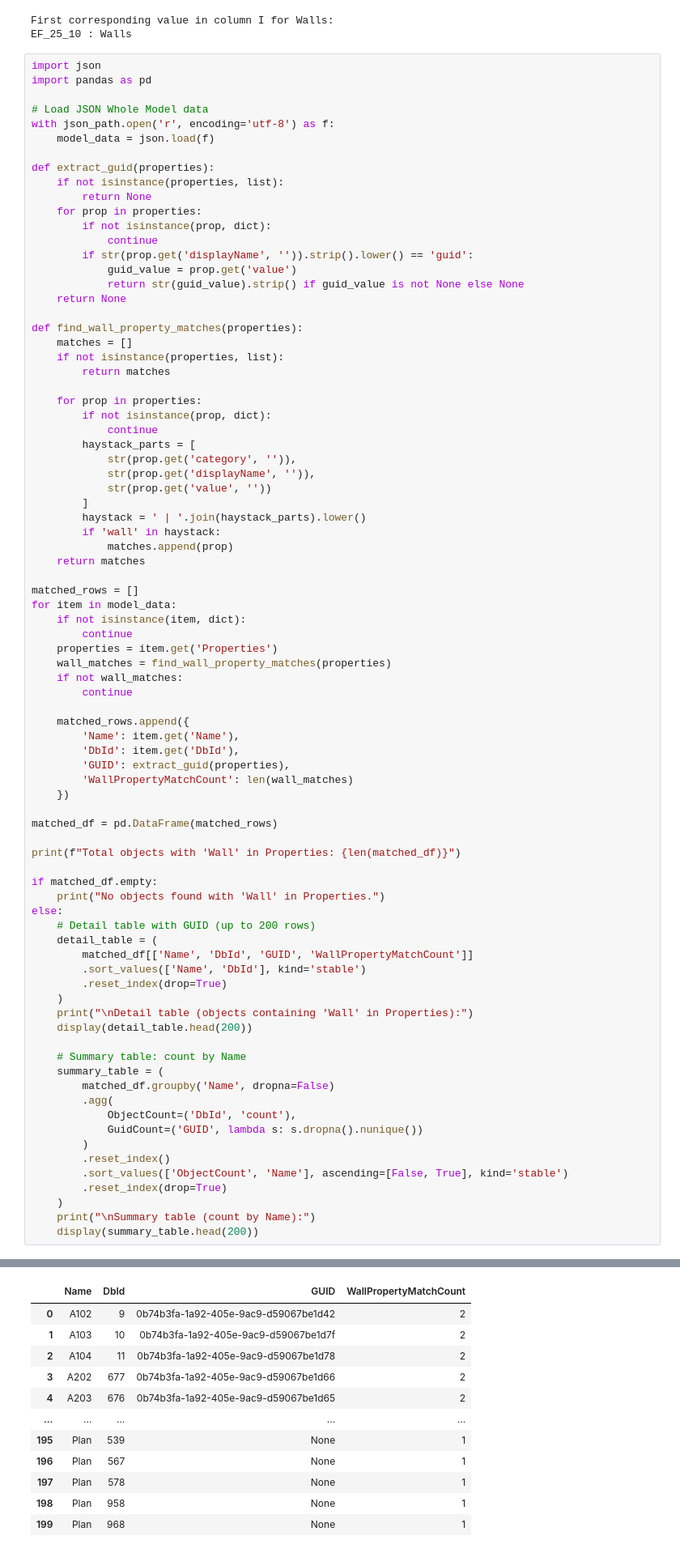
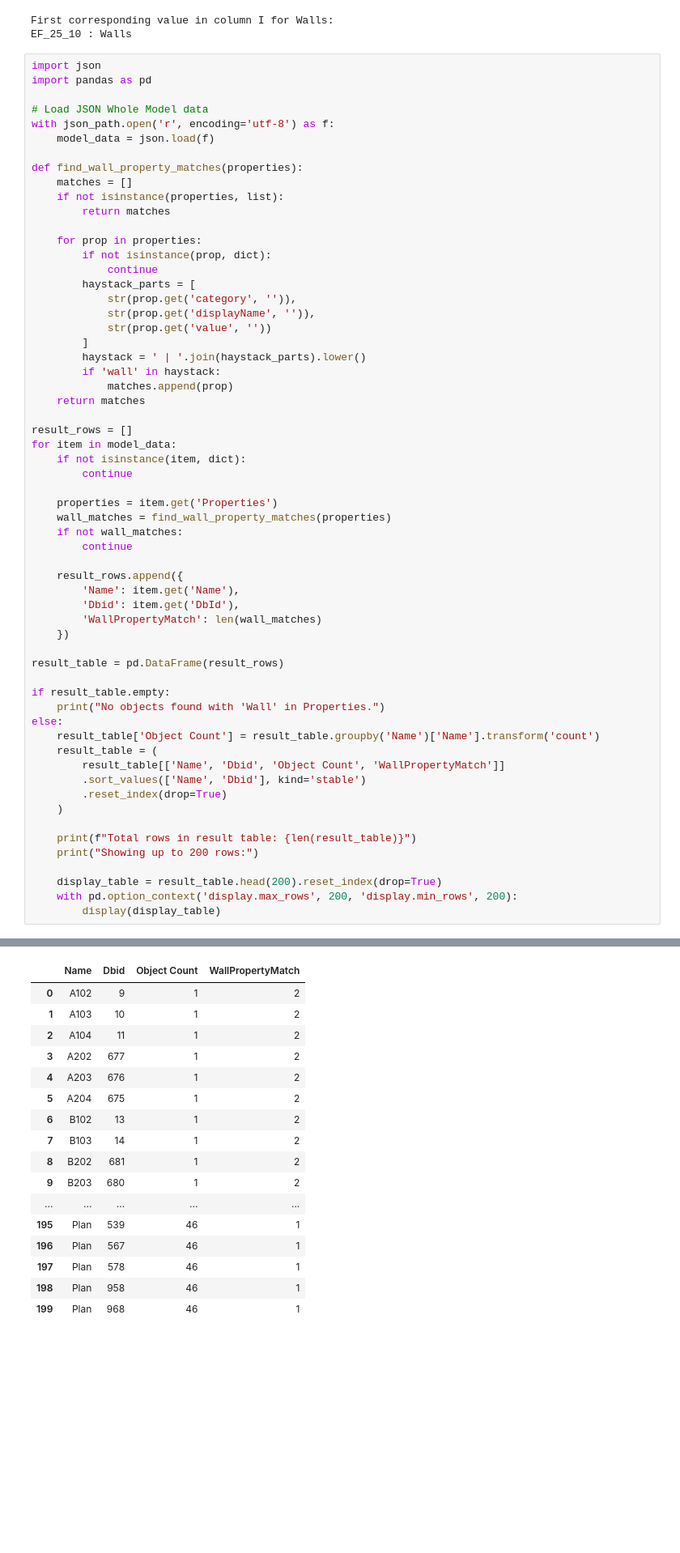
Before and after one commit to plarchi/MsC-IFC-APS, a Jupyter notebook: PyDataTransform/Ifc2x3_Duplex_Architecture.ipynb, the cells around one changed output, grey strips where cells are left out. Shown at 81% size. Drawn from its saved outputs; the diff is of its cells as text; blank space fills up the shorter version.

Commit message:
Return with count table ok.

```diff
--- a/PyDataTransform/Ifc2x3_Duplex_Architecture.ipynb
+++ b/PyDataTransform/Ifc2x3_Duplex_Architecture.ipynb
@@ -35,17 +35,6 @@ import pandas as pd
 # Load JSON Whole Model data
 with json_path.open('r', encoding='utf-8') as f:
     model_data = json.load(f)
-
-def extract_guid(properties):
-    if not isinstance(properties, list):
-        return None
-    for prop in properties:
-        if not isinstance(prop, dict):
-            continue
-        if str(prop.get('displayName', '')).strip().lower() == 'guid':
-            guid_value = prop.get('value')
-            return str(guid_value).strip() if guid_value is not None else None
-    return None
 
 def find_wall_property_matches(properties):
     matches = []
@@ -65,49 +54,38 @@ def find_wall_property_matches(properties):
             matches.append(prop)
     return matches
 
-matched_rows = []
+result_rows = []
 for item in model_data:
     if not isinstance(item, dict):
         continue
+
     properties = item.get('Properties')
     wall_matches = find_wall_property_matches(properties)
     if not wall_matches:
         continue
 
-    matched_rows.append({
+    result_rows.append({
         'Name': item.get('Name'),
-        'DbId': item.get('DbId'),
-        'GUID': extract_guid(properties),
-        'WallPropertyMatchCount': len(wall_matches)
+        'Dbid': item.get('DbId'),
+        'WallPropertyMatch': len(wall_matches)
     })
 
-matched_df = pd.DataFrame(matched_rows)
+result_table = pd.DataFrame(result_rows)
 
-print(f"Total objects with 'Wall' in Properties: {len(matched_df)}")
-
-if matched_df.empty:
+if result_table.empty:
     print("No objects found with 'Wall' in Properties.")
 else:
-    # Detail table with GUID (up to 200 rows)
-    detail_table = (
-        matched_df[['Name', 'DbId', 'GUID', 'WallPropertyMatchCount']]
-        .sort_values(['Name', 'DbId'], kind='stable')
+    result_table['Object Count'] = result_table.groupby('Name')['Name'].transform('count')
+    result_table = (
+        result_table[['Name', 'Dbid', 'Object Count', 'WallPropertyMatch']]
+        .sort_values(['Name', 'Dbid'], kind='stable')
         .reset_index(drop=True)
     )
-    print("\nDetail table (objects containing 'Wall' in Properties):")
-    display(detail_table.head(200))
 
-    # Summary table: count by Name
-    summary_table = (
-        matched_df.groupby('Name', dropna=False)
-        .agg(
-            ObjectCount=('DbId', 'count'),
-            GuidCount=('GUID', lambda s: s.dropna().nunique())
-        )
-        .reset_index()
-        .sort_values(['ObjectCount', 'Name'], ascending=[False, True], kind='stable')
-        .reset_index(drop=True)
-    )
-    print("\nSummary table (count by Name):")
-    display(summary_table.head(200))
+    print(f"Total rows in result table: {len(result_table)}")
+    print("Showing up to 200 rows:")
+
+    display_table = result_table.head(200).reset_index(drop=True)
+    with pd.option_context('display.max_rows', 200, 'display.min_rows', 200):
+        display(display_table)
 # %% [output]
@@ -117,12 +94,17 @@ Detail table (objects containing 'Wall' in Properties):
-|  | Name | DbId | GUID | WallPropertyMatchCount |
-| 0 | A102 | 9 | 0b74b3fa-1a92-405e-9ac9-d59067be1d42 | 2 |
-| 1 | A103 | 10 | 0b74b3fa-1a92-405e-9ac9-d59067be1d7f | 2 |
-| 2 | A104 | 11 | 0b74b3fa-1a92-405e-9ac9-d59067be1d78 | 2 |
-| 3 | A202 | 677 | 0b74b3fa-1a92-405e-9ac9-d59067be1d66 | 2 |
-| 4 | A203 | 676 | 0b74b3fa-1a92-405e-9ac9-d59067be1d65 | 2 |
+|  | Name | Dbid | Object Count | WallPropertyMatch |
+| 0 | A102 | 9 | 1 | 2 |
+| 1 | A103 | 10 | 1 | 2 |
+| 2 | A104 | 11 | 1 | 2 |
+| 3 | A202 | 677 | 1 | 2 |
+| 4 | A203 | 676 | 1 | 2 |
+| 5 | A204 | 675 | 1 | 2 |
+| 6 | B102 | 13 | 1 | 2 |
+| 7 | B103 | 14 | 1 | 2 |
+| 8 | B202 | 681 | 1 | 2 |
+| 9 | B203 | 680 | 1 | 2 |
 | ... | ... | ... | ... | ... |
-| 195 | Plan | 539 | None | 1 |
-| 196 | Plan | 567 | None | 1 |
-| 197 | Plan | 578 | None | 1 |
-| 198 | Plan | 958 | None | 1 |
-| 199 | Plan | 968 | None | 1 |
+| 195 | Plan | 539 | 46 | 1 |
+| 196 | Plan | 567 | 46 | 1 |
+| 197 | Plan | 578 | 46 | 1 |
+| 198 | Plan | 958 | 46 | 1 |
+| 199 | Plan | 968 | 46 | 1 |
```
Also changed, not shown: parts of 1 cell of this notebook.
